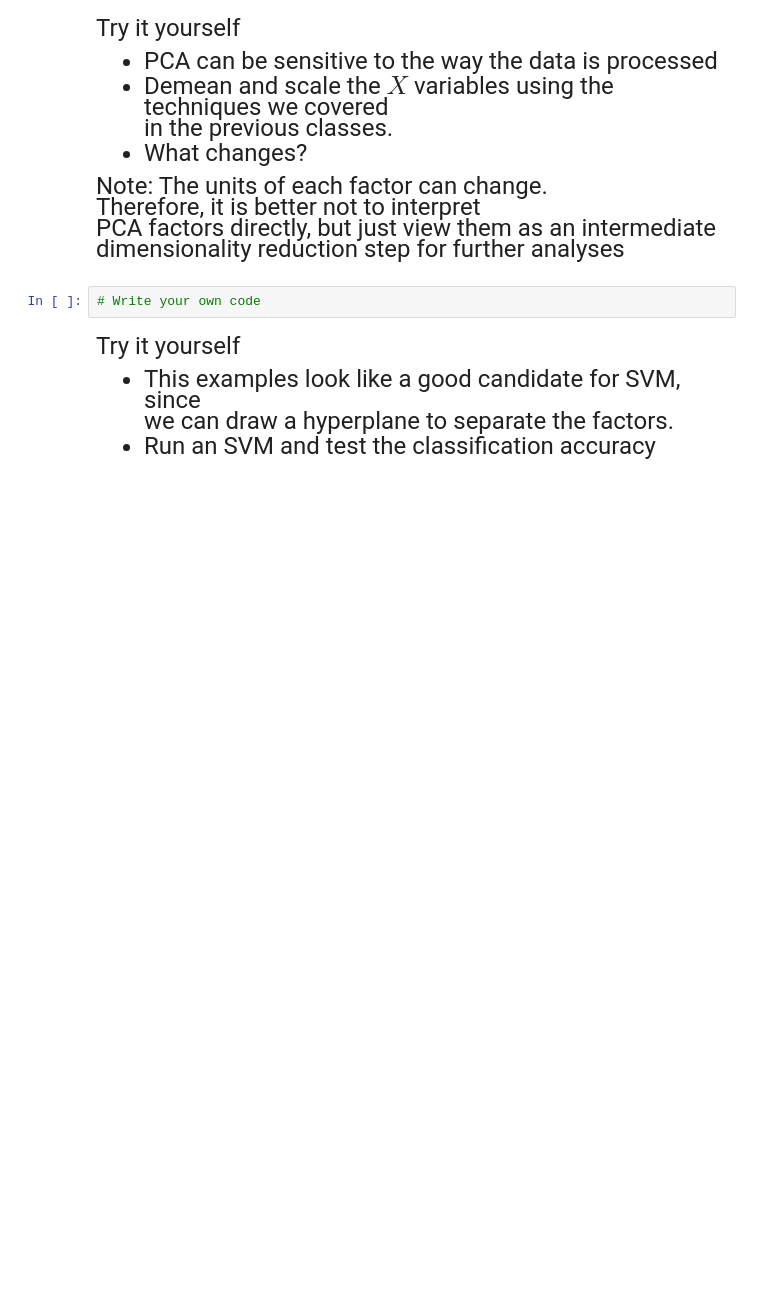
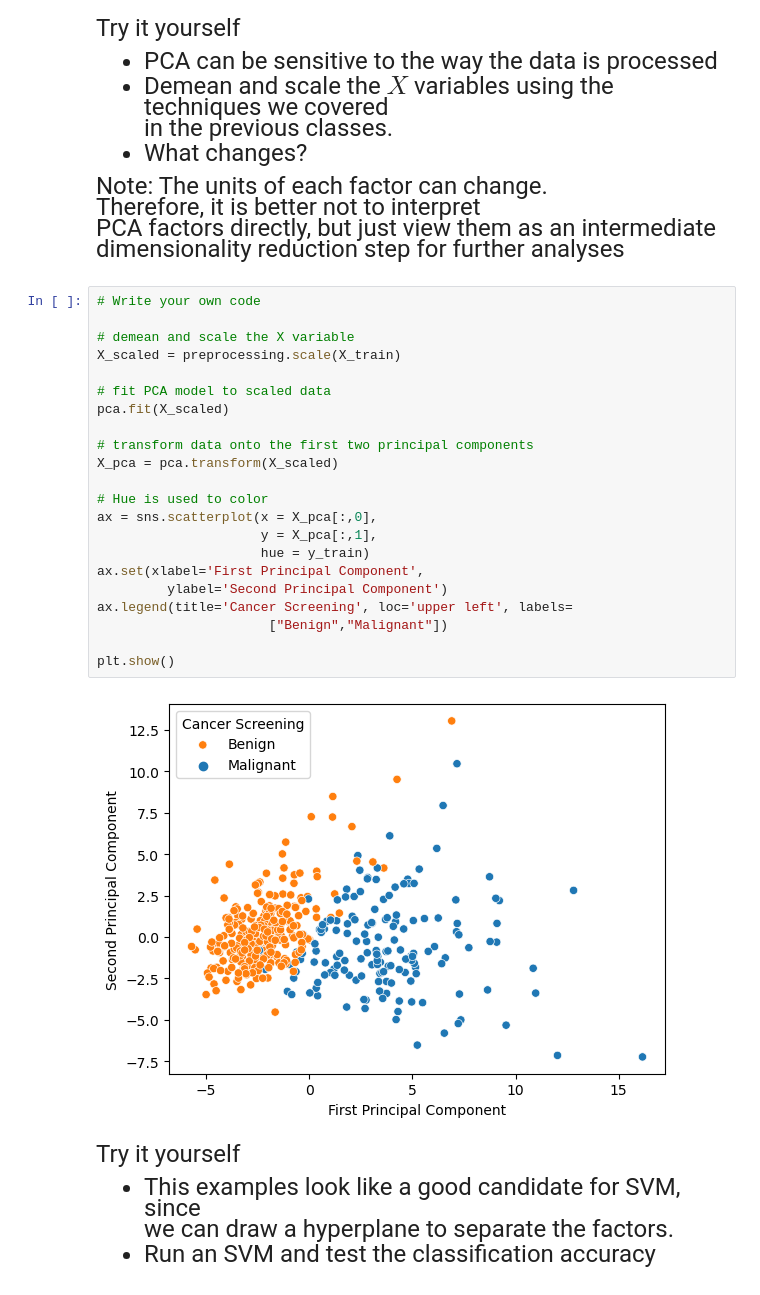
Before and after one commit to lornalyu/qtm531spring2024, a Jupyter notebook: Lecture 19/Lecture 19 - Data Preprocessing.ipynb, the cells around one changed output. Drawn from its saved outputs; the diff is of its cells as text; blank space fills up the shorter version.

```diff
--- a/Lecture 19/Lecture 19 - Data Preprocessing.ipynb
+++ b/Lecture 19/Lecture 19 - Data Preprocessing.ipynb
@@ -182,8 +181,30 @@ Note: The units of each factor can change. <br>
 Therefore, it is better not to interpret <br>
 PCA factors directly, but just view them as an intermediate <br>
 dimensionality reduction step for further analyses
-# %%
-# Write your own code
+# %%
+# Write your own code
+
+# demean and scale the X variable
+X_scaled = preprocessing.scale(X_train)
+
+# fit PCA model to scaled data
+pca.fit(X_scaled)
+
+# transform data onto the first two principal components
+X_pca = pca.transform(X_scaled)
+
+# Hue is used to color
+ax = sns.scatterplot(x = X_pca[:,0],
+                     y = X_pca[:,1],
+                     hue = y_train)
+ax.set(xlabel='First Principal Component',
+         ylabel='Second Principal Component')
+ax.legend(title='Cancer Screening', loc='upper left', labels=
+                      ["Benign","Malignant"])
+
+plt.show()
+# %% [output]
+[figure, added]
 # %% [markdown]
 <font size = "5">
 
```
Also changed, not shown: parts of 6 cells of this notebook.
